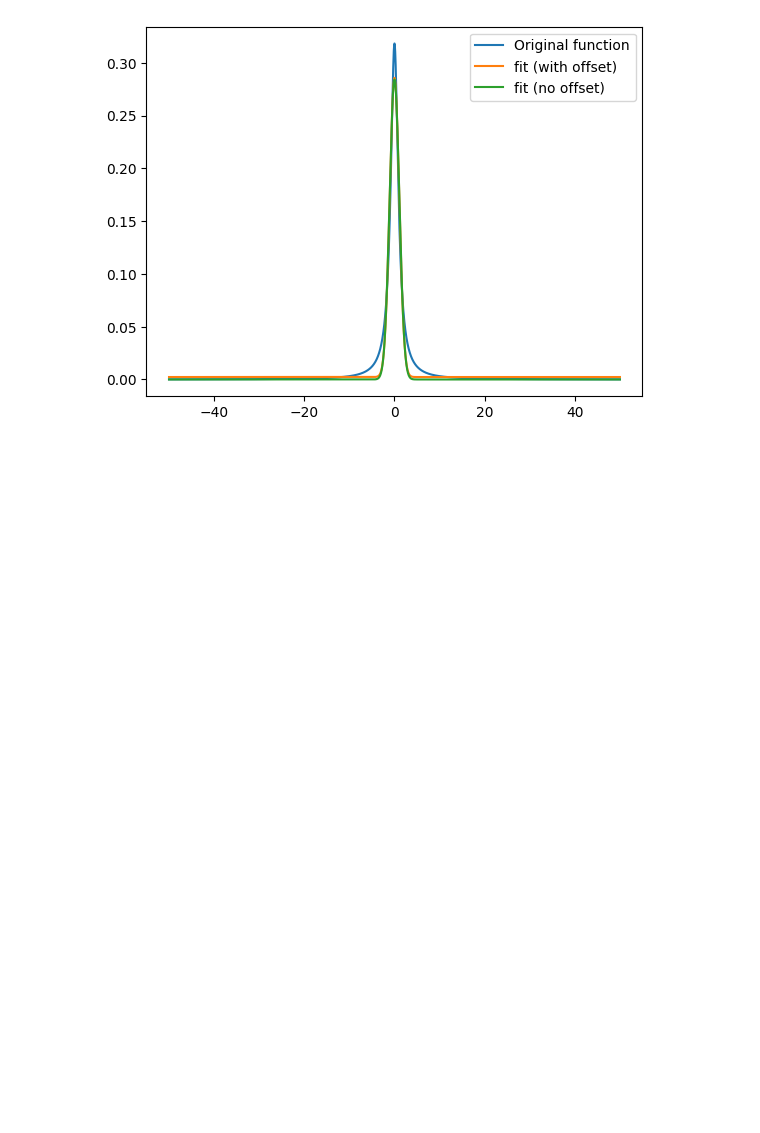
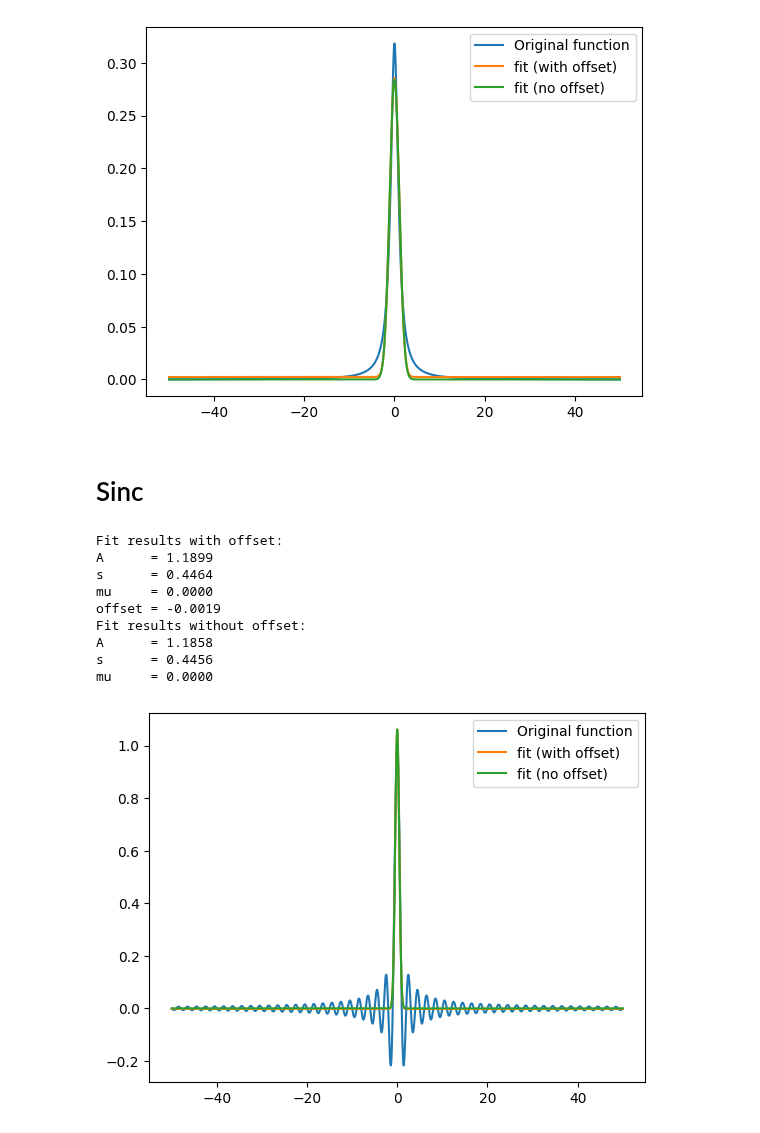
Before and after one commit to Shao-Wen-Chang/E9_constant, a Jupyter notebook: Quick_calculations/fit_gaussian_to_shit.ipynb, the cells around one changed output. Saved outputs shown, nothing was run; the diff lists cells and outputs as text; code cells hidden in the pictures; blank space fills up the shorter version.

```diff
--- a/Quick_calculations/fit_gaussian_to_shit.ipynb
+++ b/Quick_calculations/fit_gaussian_to_shit.ipynb
@@ -67,3 +67,18 @@ A      = 0.7699
 s      = 1.0806
 mu     = -0.0000
 [figure]
+# %% [markdown]
+# Sinc
+# %%
+full_routine(np.sinc)
+# %% [output]
+Fit results with offset:
+A      = 1.1899
+s      = 0.4464
+mu     = 0.0000
+offset = -0.0019
+Fit results without offset:
+A      = 1.1858
+s      = 0.4456
+mu     = 0.0000
+[figure, added]
```
Also changed, not shown: 5 other files.
